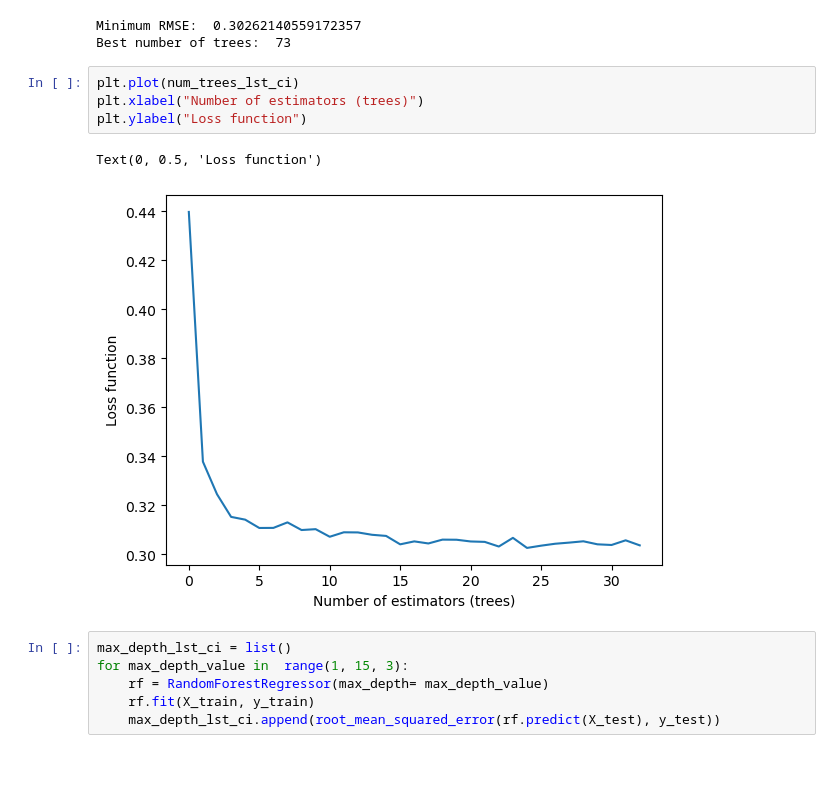
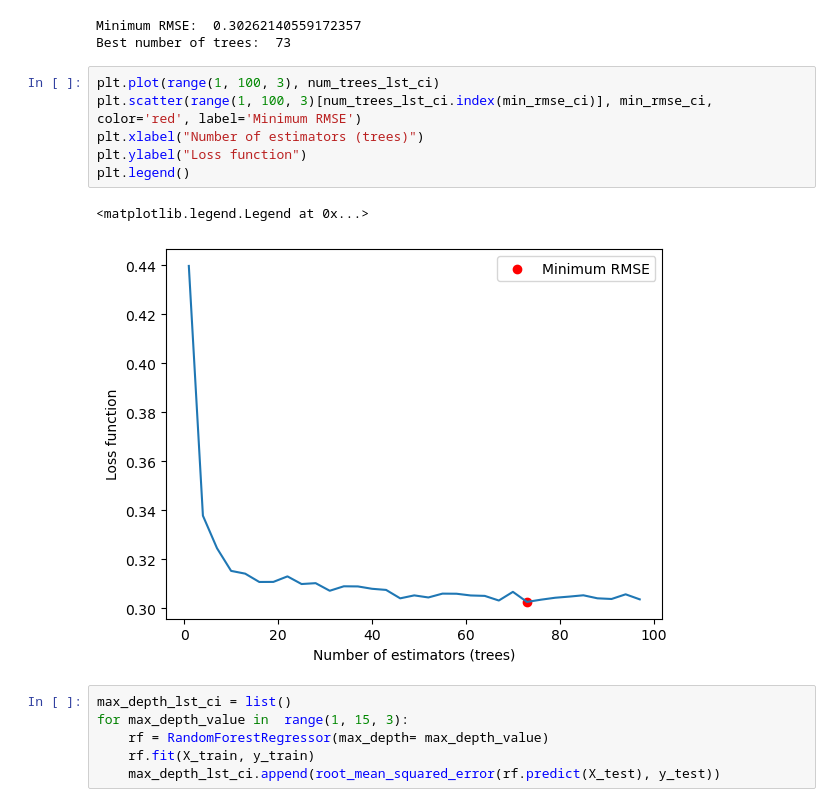
Before and after one commit to DaveD-BU/DX699-2025-spring-B2, a Jupyter notebook: OMDS-ModB2-Week11-Davis-David.ipynb, the cells around one changed output. Cells and saved outputs as stored; diff of their text form; blank space fills up the shorter version.

```diff
--- a/OMDS-ModB2-Week11-Davis-David.ipynb
+++ b/OMDS-ModB2-Week11-Davis-David.ipynb
@@ -176,12 +176,14 @@ print("Best number of trees: ", num_trees_lst_ci.index(min_rmse_ci) * 3 + 1)
 Minimum RMSE:  0.30262140559172357
 Best number of trees:  73
 # %%
-plt.plot(num_trees_lst_ci)
+plt.plot(range(1, 100, 3), num_trees_lst_ci)
+plt.scatter(range(1, 100, 3)[num_trees_lst_ci.index(min_rmse_ci)], min_rmse_ci, color='red', label='Minimum RMSE')
 plt.xlabel("Number of estimators (trees)")
 plt.ylabel("Loss function")
+plt.legend()
 # %% [output]
-Text(0, 0.5, 'Loss function')
+<matplotlib.legend.Legend at 0x...>
-[figure, old version]
+[figure, new version]
 # %%
 max_depth_lst_ci = list()
 for max_depth_value in  range(1, 15, 3):
```
Also changed, not shown: parts of 8 cells of this notebook, 1 other file.
